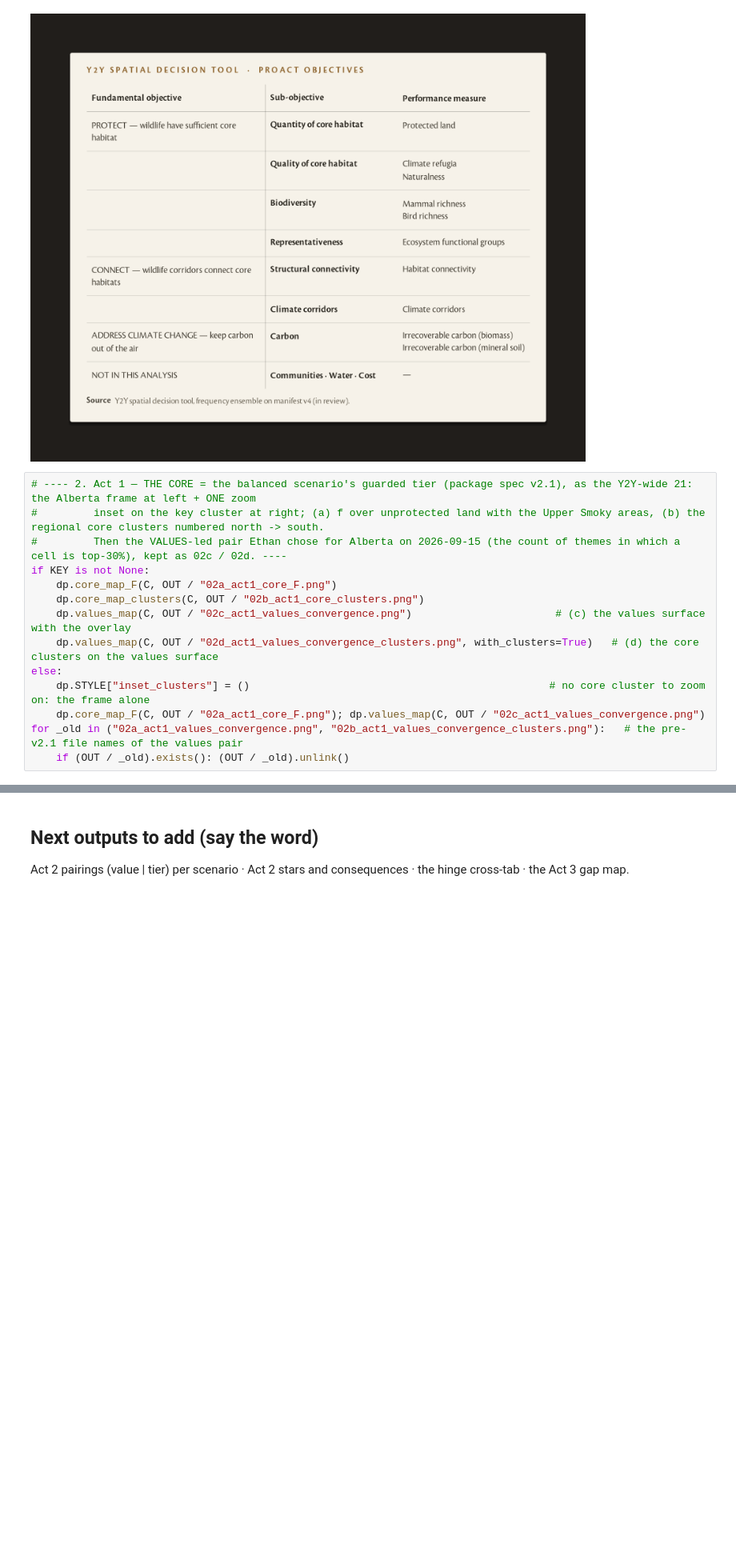
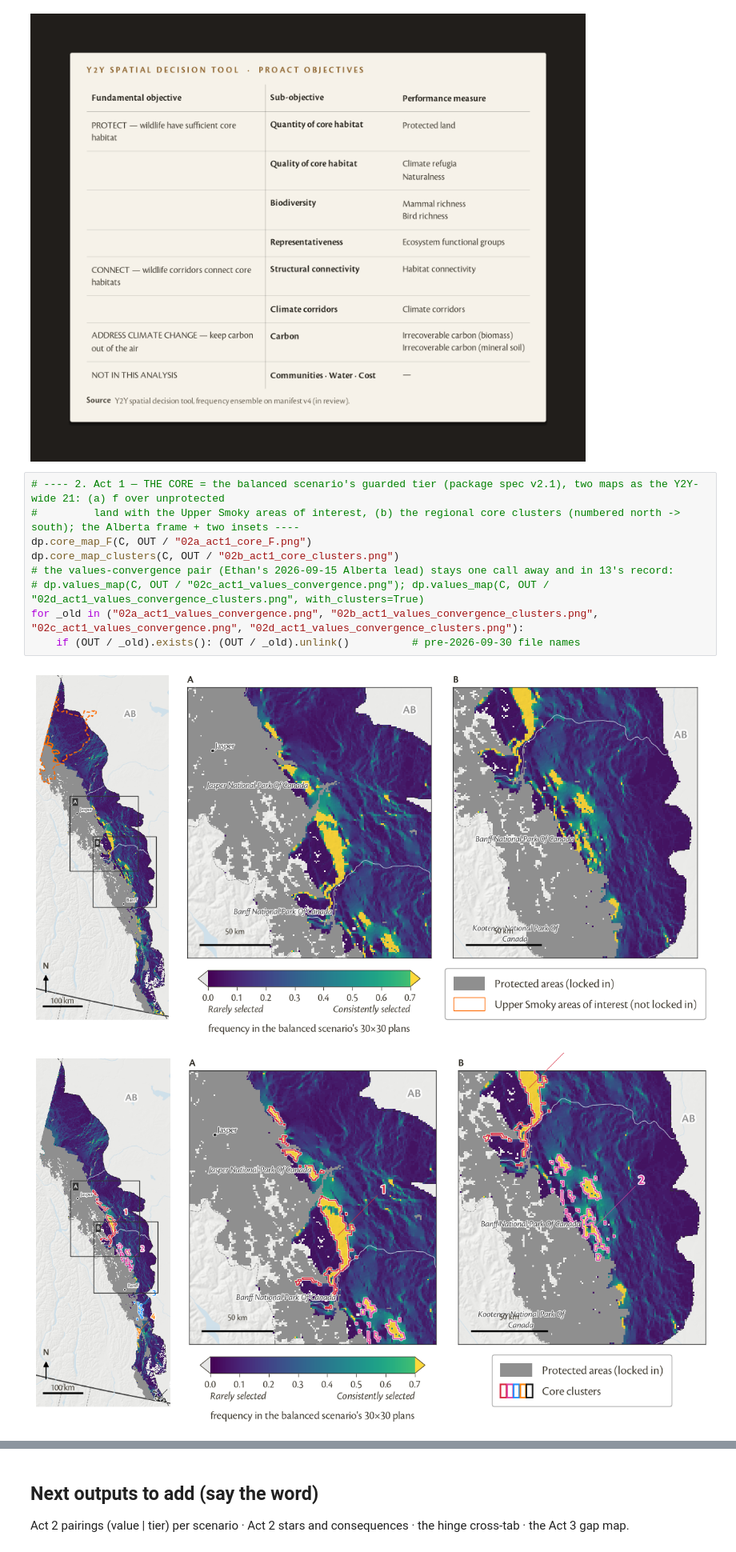
Before and after one commit to bermane/y2y-spatial-optimization, a Jupyter notebook: analyses/alberta_prioritization/14_director_outputs.ipynb, the cells around one changed output, grey strips where cells are left out. Shown at 80% size. Drawn from its saved outputs; the diff is of its cells as text; blank space fills up the shorter version.

```diff
--- a/analyses/alberta_prioritization/14_director_outputs.ipynb
+++ b/analyses/alberta_prioritization/14_director_outputs.ipynb
@@ -76,19 +82,17 @@ dp.values_table_simple(C, OUT / "01b_values_table_simple.png")     # the bare-bo
 [figure]
 [figure]
 # %%
-# ---- 2. Act 1 — THE CORE = the balanced scenario's guarded tier (package spec v2.1), as the Y2Y-wide 21: the Alberta frame at left + ONE zoom
-#         inset on the key cluster at right; (a) f over unprotected land with the Upper Smoky areas, (b) the regional core clusters numbered north -> south.
-#         Then the VALUES-led pair Ethan chose for Alberta on 2026-09-15 (the count of themes in which a cell is top-30%), kept as 02c / 02d. ----
-if KEY is not None:
-    dp.core_map_F(C, OUT / "02a_act1_core_F.png")
-    dp.core_map_clusters(C, OUT / "02b_act1_core_clusters.png")
-    dp.values_map(C, OUT / "02c_act1_values_convergence.png")                       # (c) the values surface with the overlay
-    dp.values_map(C, OUT / "02d_act1_values_convergence_clusters.png", with_clusters=True)   # (d) the core clusters on the values surface
-else:
-    dp.STYLE["inset_clusters"] = ()                                                # no core cluster to zoom on: the frame alone
-    dp.core_map_F(C, OUT / "02a_act1_core_F.png"); dp.values_map(C, OUT / "02c_act1_values_convergence.png")
-for _old in ("02a_act1_values_convergence.png", "02b_act1_values_convergence_clusters.png"):   # the pre-v2.1 file names of the values pair
-    if (OUT / _old).exists(): (OUT / _old).unlink()
+# ---- 2. Act 1 — THE CORE = the balanced scenario's guarded tier (package spec v2.1), two maps as the Y2Y-wide 21: (a) f over unprotected
+#         land with the Upper Smoky areas of interest, (b) the regional core clusters (numbered north -> south); the Alberta frame + two insets ----
+dp.core_map_F(C, OUT / "02a_act1_core_F.png")
+dp.core_map_clusters(C, OUT / "02b_act1_core_clusters.png")
+# the values-convergence pair (Ethan's 2026-09-15 Alberta lead) stays one call away and in 13's record:
+# dp.values_map(C, OUT / "02c_act1_values_convergence.png"); dp.values_map(C, OUT / "02d_act1_values_convergence_clusters.png", with_clusters=True)
+for _old in ("02a_act1_values_convergence.png", "02b_act1_values_convergence_clusters.png", "02c_act1_values_convergence.png", "02d_act1_values_convergence_clusters.png"):
+    if (OUT / _old).exists(): (OUT / _old).unlink()          # pre-2026-09-30 file names
+# %% [output]
+[figure, added]
+[figure, added]
 # %%
 # ---- 3. Act 1 — star plots of the core clusters + one locator window per cluster (aligned under the stars; each also as its own file) ----
 if len(C.numbered("Act 1")):
```
Also changed, not shown: parts of 6 cells of this notebook, 49 other files.
